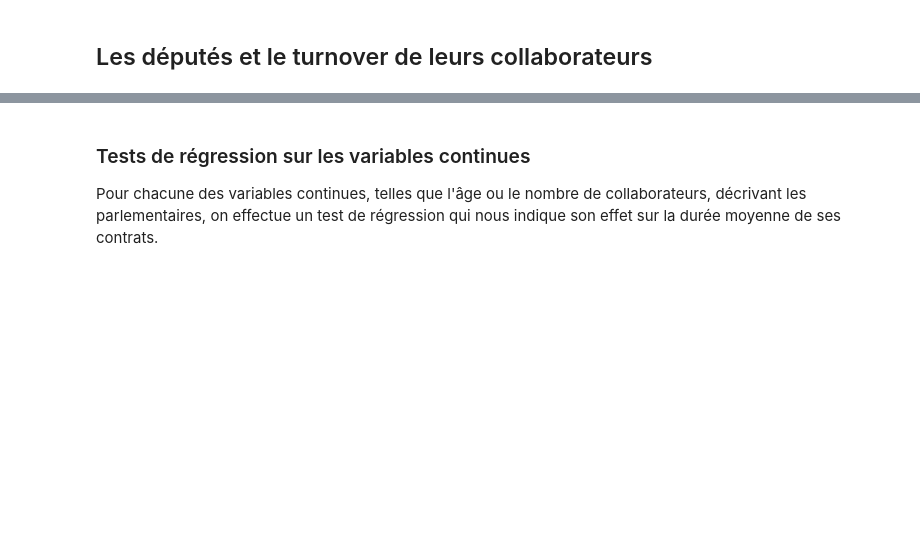
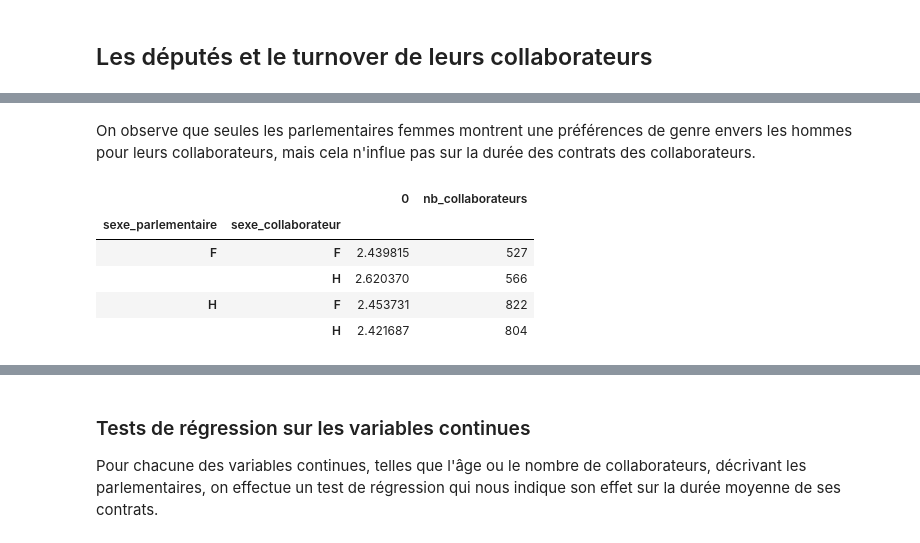
Before and after one commit to regardscitoyens/Collaborateurs-Parlement, a Jupyter notebook: exploitations/turnover.ipynb, the cells around one changed output, grey strips where cells are left out. Cells and saved outputs as stored; diff of their text form; code cells hidden in the pictures; blank space fills up the shorter version.

```diff
--- a/exploitations/turnover.ipynb
+++ b/exploitations/turnover.ipynb
@@ -203,3 +213,17 @@ depute_femme_vs_homme
+# %% [markdown]
+On observe que seules les parlementaires femmes montrent une préférences de genre envers les hommes pour leurs collaborateurs, mais cela n'influe pas sur la durée des contrats des collaborateurs.
+# %%
+nb = stats_sexe.groupby(["sexe_parlementaire", "sexe_collaborateur"])[["nb_collaborateurs"]].sum()
+moy = stats_sexe.groupby(["sexe_parlementaire", "sexe_collaborateur"])[["nb_collaborateurs"]].mean()["nb_collaborateurs"].rename(columns={"nb_collaborateurs": "nb_collaborateurs_moyen"})
+
+moy.reset_index().merge(nb.reset_index(), on=["sexe_parlementaire", "sexe_collaborateur"]).set_index(["sexe_parlementaire", "sexe_collaborateur"])
+# %% [output]
+|  |  | 0 | nb_collaborateurs |
+| sexe_parlementaire | sexe_collaborateur |  |  |
+| F | F | 2.439815 | 527 |
+|  | H | 2.620370 | 566 |
+| H | F | 2.453731 | 822 |
+|  | H | 2.421687 | 804 |
 # %%
 duree_moy_sexe = csv.groupby(["parlementaire", "sexe_parlementaire", "sexe_collaborateur"])[['nombredejours', 'sexe_collaborateur']].mean()
 nb_collab_sexe = csv.groupby(["parlementaire", "sexe_collaborateur"])[['collaborateur']].count().rename(columns={'collaborateur': 'nb_collaborateurs'})
```
Also changed, not shown: parts of 46 cells of this notebook.
